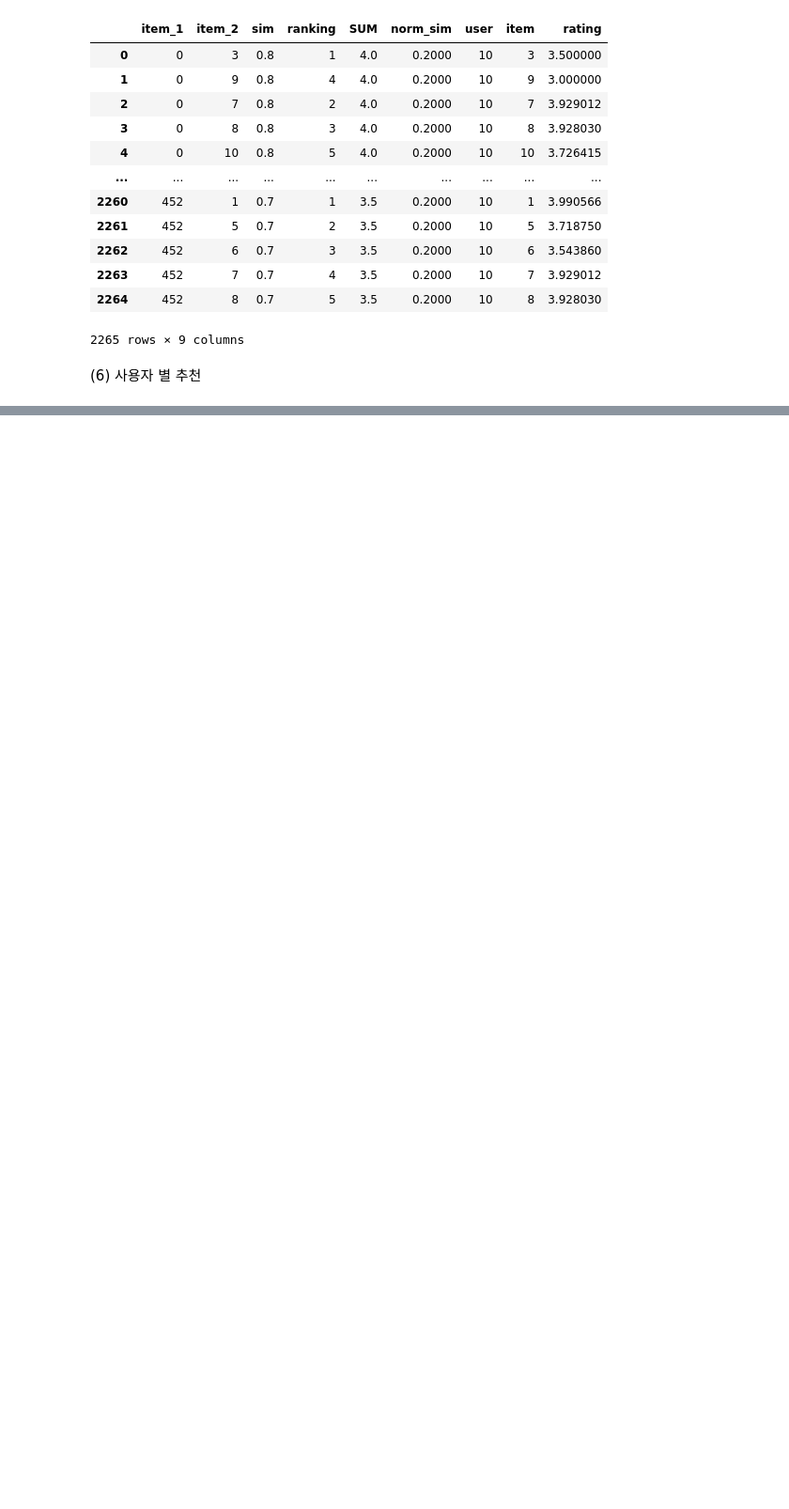
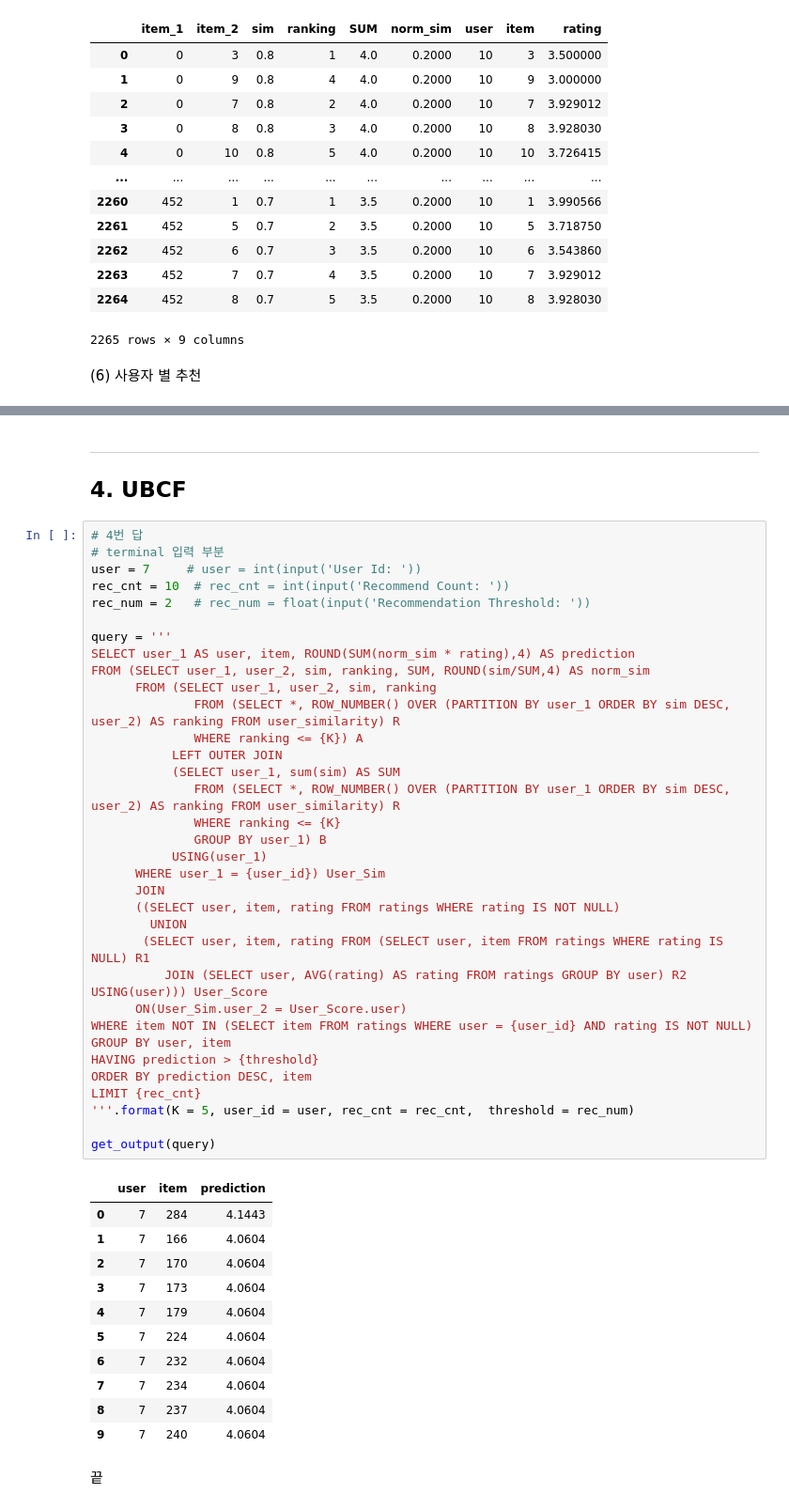
Before and after one commit to likeJoseph/helloworld, a Jupyter notebook: test.ipynb, the cells around one changed output, grey strips where cells are left out. Shown at 94% size. Cells and saved outputs as stored; diff of their text form; blank space fills up the shorter version.

```diff
--- a/test.ipynb
+++ b/test.ipynb
@@ -338,3 +335,55 @@ get_output(query)
 | 7 | 10 | 292 | 4.4042 |
 | 8 | 10 | 192 | 4.4000 |
 | 9 | 10 | 210 | 4.4000 |
+# %% [markdown]
+---
+
+## <B> 4. UBCF
+# %%
+# 4번 답
+# terminal 입력 부분
+user = 7     # user = int(input('User Id: '))
+rec_cnt = 10  # rec_cnt = int(input('Recommend Count: '))
+rec_num = 2   # rec_num = float(input('Recommendation Threshold: '))
+
+query = '''
+SELECT user_1 AS user, item, ROUND(SUM(norm_sim * rating),4) AS prediction
+FROM (SELECT user_1, user_2, sim, ranking, SUM, ROUND(sim/SUM,4) AS norm_sim
+      FROM (SELECT user_1, user_2, sim, ranking
+              FROM (SELECT *, ROW_NUMBER() OVER (PARTITION BY user_1 ORDER BY sim DESC, user_2) AS ranking FROM user_similarity) R
+              WHERE ranking <= {K}) A
+           LEFT OUTER JOIN
+           (SELECT user_1, sum(sim) AS SUM
+              FROM (SELECT *, ROW_NUMBER() OVER (PARTITION BY user_1 ORDER BY sim DESC, user_2) AS ranking FROM user_similarity) R
+              WHERE ranking <= {K}
+              GROUP BY user_1) B
+           USING(user_1)
+      WHERE user_1 = {user_id}) User_Sim
+      JOIN
+      ((SELECT user, item, rating FROM ratings WHERE rating IS NOT NULL)
+        UNION
+       (SELECT user, item, rating FROM (SELECT user, item FROM ratings WHERE rating IS NULL) R1
+          JOIN (SELECT user, AVG(rating) AS rating FROM ratings GROUP BY user) R2 USING(user))) User_Score
+      ON(User_Sim.user_2 = User_Score.user)
+WHERE item NOT IN (SELECT item FROM ratings WHERE user = {user_id} AND rating IS NOT NULL)
+GROUP BY user, item
+HAVING prediction > {threshold}
+ORDER BY prediction DESC, item
+LIMIT {rec_cnt}
+'''.format(K = 5, user_id = user, rec_cnt = rec_cnt,  threshold = rec_num)
+
+get_output(query)
+# %% [output]
+|  | user | item | prediction |
+| 0 | 7 | 284 | 4.1443 |
+| 1 | 7 | 166 | 4.0604 |
+| 2 | 7 | 170 | 4.0604 |
+| 3 | 7 | 173 | 4.0604 |
+| 4 | 7 | 179 | 4.0604 |
+| 5 | 7 | 224 | 4.0604 |
+| 6 | 7 | 232 | 4.0604 |
+| 7 | 7 | 234 | 4.0604 |
+| 8 | 7 | 237 | 4.0604 |
+| 9 | 7 | 240 | 4.0604 |
+# %% [markdown]
+끝
```
Also changed, not shown: parts of 9 cells of this notebook.
